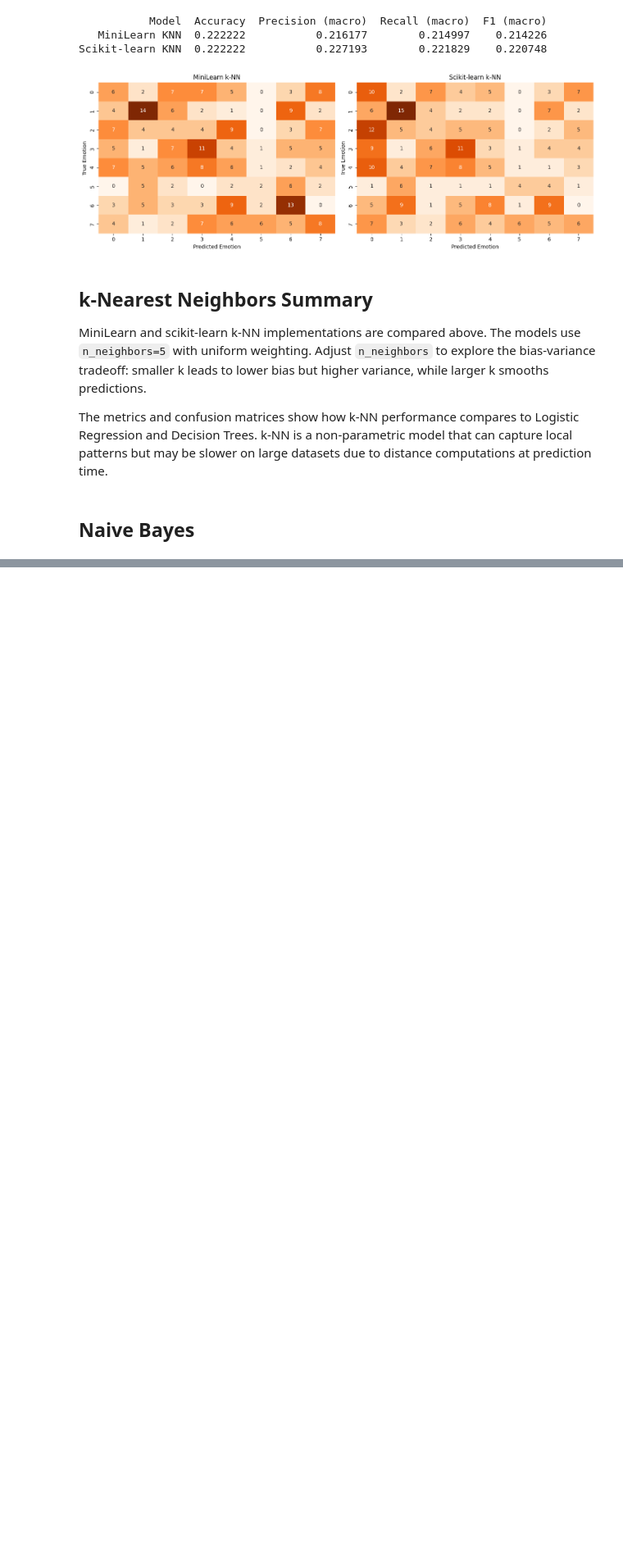
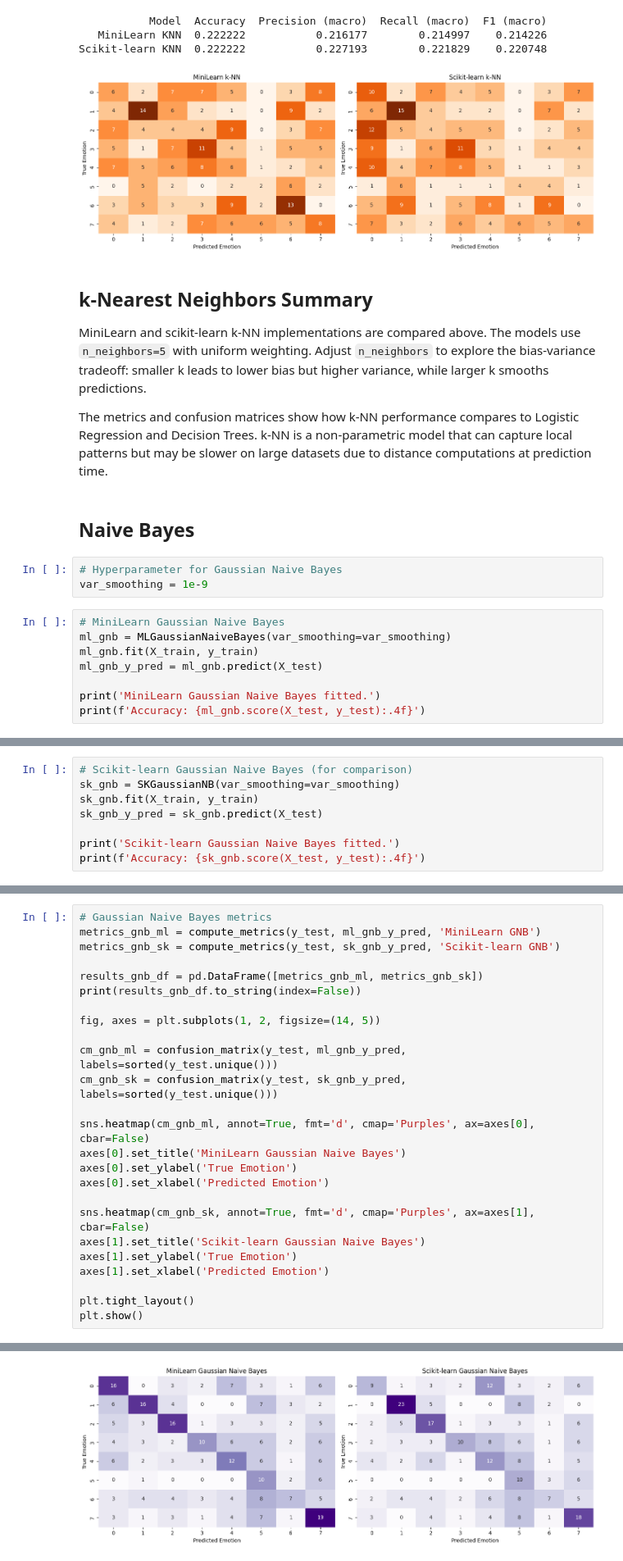
Before and after one commit to goldennapee-mu/Project_CSE432-532, a Jupyter notebook: SER_Project/notebooks/03_classifiers.ipynb, the cells around one changed output, grey strips where cells are left out. Shown at 82% size. Drawn from its saved outputs; the diff is of its cells as text; blank space fills up the shorter version.

Commit message:
Implemented Naive Bayes in logistic.py, and filled out the k-Naive Bayes Portion of the Week 7 notebook in 03_classification.ipynb.
Also setup SVM for the next batch of code to be implemented next.

```diff
--- a/SER_Project/notebooks/03_classifiers.ipynb
+++ b/SER_Project/notebooks/03_classifiers.ipynb
@@ -335,3 +337,14 @@ MiniLearn and scikit-learn k-NN implementations are compared above. The models u
 The metrics and confusion matrices show how k-NN performance compares to Logistic Regression and Decision Trees. k-NN is a non-parametric model that can capture local patterns but may be slower on large datasets due to distance computations at prediction time.
 # %% [markdown]
 ## Naive Bayes
+# %%
+# Hyperparameter for Gaussian Naive Bayes
+var_smoothing = 1e-9
+# %%
+# MiniLearn Gaussian Naive Bayes
+ml_gnb = MLGaussianNaiveBayes(var_smoothing=var_smoothing)
+ml_gnb.fit(X_train, y_train)
+ml_gnb_y_pred = ml_gnb.predict(X_test)
+
+print('MiniLearn Gaussian Naive Bayes fitted.')
+print(f'Accuracy: {ml_gnb.score(X_test, y_test):.4f}')
@@ -337,0 +354,8 @@ The metrics and confusion matrices show how k-NN performance compares to Logisti
+# %%
+# Scikit-learn Gaussian Naive Bayes (for comparison)
+sk_gnb = SKGaussianNB(var_smoothing=var_smoothing)
+sk_gnb.fit(X_train, y_train)
+sk_gnb_y_pred = sk_gnb.predict(X_test)
+
+print('Scikit-learn Gaussian Naive Bayes fitted.')
+print(f'Accuracy: {sk_gnb.score(X_test, y_test):.4f}')
@@ -337,0 +365,26 @@ The metrics and confusion matrices show how k-NN performance compares to Logisti
+# %%
+# Gaussian Naive Bayes metrics
+metrics_gnb_ml = compute_metrics(y_test, ml_gnb_y_pred, 'MiniLearn GNB')
+metrics_gnb_sk = compute_metrics(y_test, sk_gnb_y_pred, 'Scikit-learn GNB')
+
+results_gnb_df = pd.DataFrame([metrics_gnb_ml, metrics_gnb_sk])
+print(results_gnb_df.to_string(index=False))
+
+fig, axes = plt.subplots(1, 2, figsize=(14, 5))
+
+cm_gnb_ml = confusion_matrix(y_test, ml_gnb_y_pred, labels=sorted(y_test.unique()))
+cm_gnb_sk = confusion_matrix(y_test, sk_gnb_y_pred, labels=sorted(y_test.unique()))
+
+sns.heatmap(cm_gnb_ml, annot=True, fmt='d', cmap='Purples', ax=axes[0], cbar=False)
+axes[0].set_title('MiniLearn Gaussian Naive Bayes')
+axes[0].set_ylabel('True Emotion')
+axes[0].set_xlabel('Predicted Emotion')
+
+sns.heatmap(cm_gnb_sk, annot=True, fmt='d', cmap='Purples', ax=axes[1], cbar=False)
+axes[1].set_title('Scikit-learn Gaussian Naive Bayes')
+axes[1].set_ylabel('True Emotion')
+axes[1].set_xlabel('Predicted Emotion')
+
+plt.tight_layout()
+plt.show()
+# %% [output]
@@ -338,2 +394,3 @@ The metrics and confusion matrices show how k-NN performance compares to Logisti
+[figure, added]
 # %% [markdown]
 ## Naive Bayes Summary
```
Also changed, not shown: parts of 5 cells of this notebook, 2 other files.
